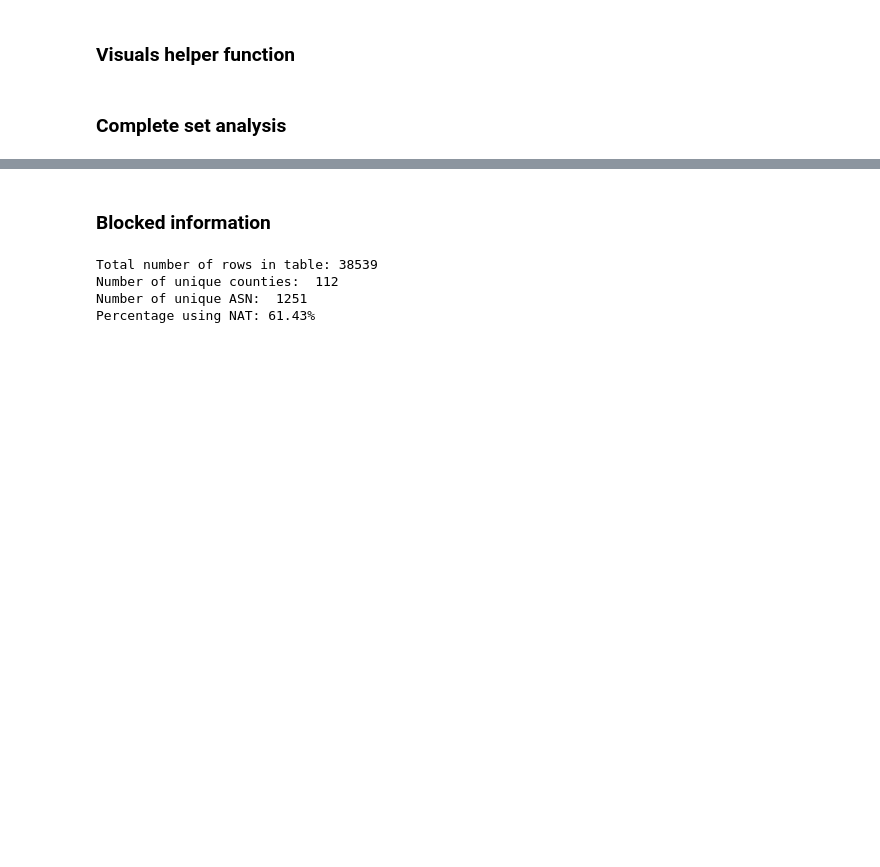
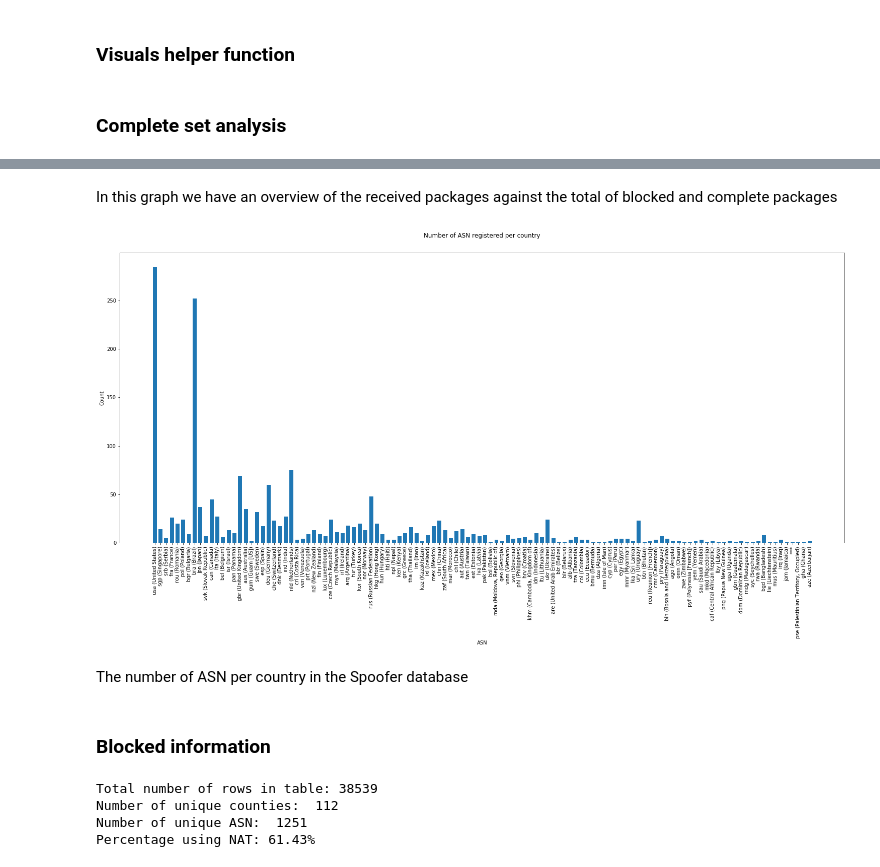
Before and after one commit to astamagg/econ_sec, a Jupyter notebook: Data analysis.ipynb, the cells around one changed output, grey strips where cells are left out. Saved outputs shown, nothing was run; the diff lists cells and outputs as text; code cells hidden in the pictures; blank space fills up the shorter version.

```diff
--- a/Data analysis.ipynb
+++ b/Data analysis.ipynb
@@ -128,3 +174,31 @@ check_cases(df_blocked, df_received, "ASN", "Distribution of ASN")
+# %% [markdown]
+In this graph we have an overview of the received packages against the total of blocked and complete packages
+# %%
+def asn_country_count(df, columnSplit, columnCount, title):
+    countries = df[columnSplit].unique()
+
+    counts = []
+    for country in countries:
+        country_df = df.loc[df[columnSplit] == country]
+        counts.append(country_df[columnCount].nunique())
+
+    fig = plt.figure(figsize=(20,8))
+    ax = fig.add_axes([0,0,1,1])
+    ax.bar(countries, counts, width=0.7)
+
+    ax.set_title(title, pad = 30)
+    ax.set_ylabel("Count")
+    ax.set_xlabel(columnCount)
+
+    plt.xticks(rotation=90)
+    plt.show()
+
+joined_df = df_blocked.append(df_received)
+asn_country_count(joined_df, "Country", "ASN", "Number of ASN registered per country")
+# %% [output]
+[figure, added]
+# %% [markdown]
+The number of ASN per country in the Spoofer database
 # %% [markdown]
 ### Blocked information
 # %%
```
Also changed, not shown: parts of 6 cells of this notebook.
